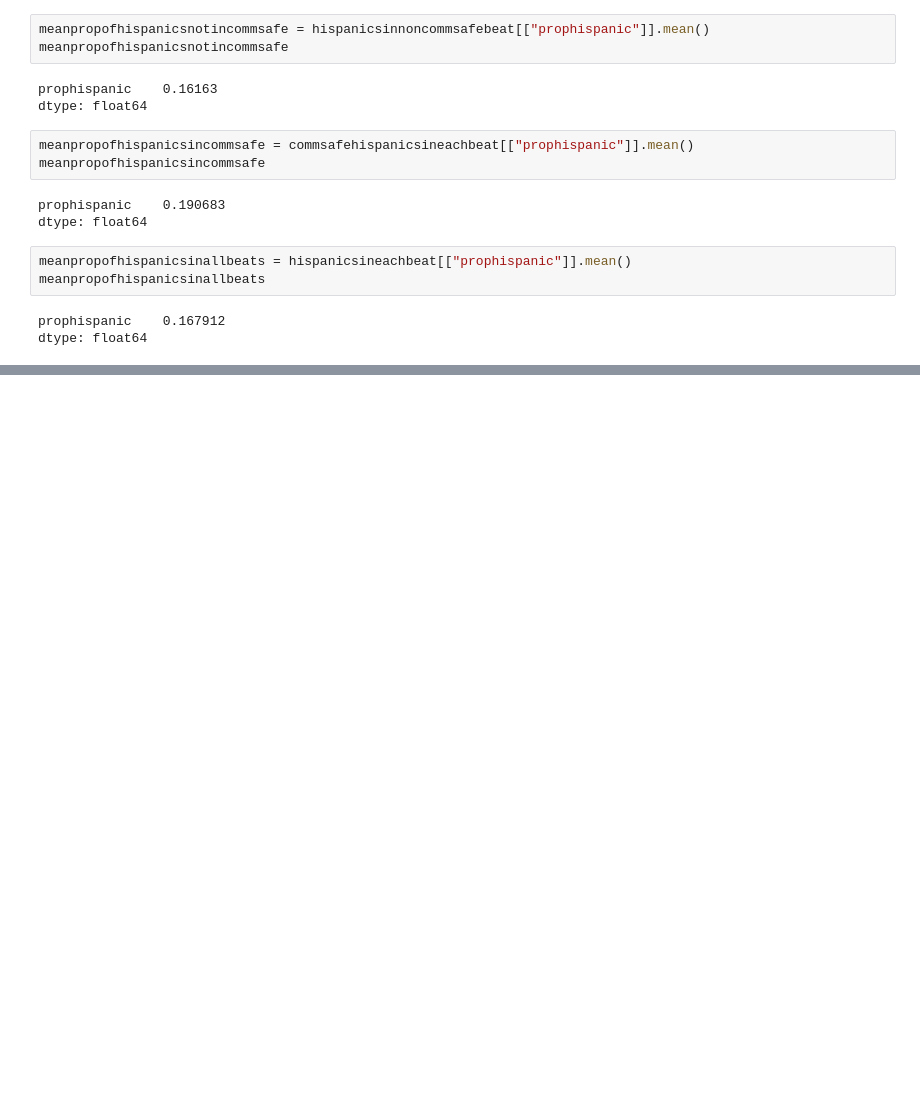
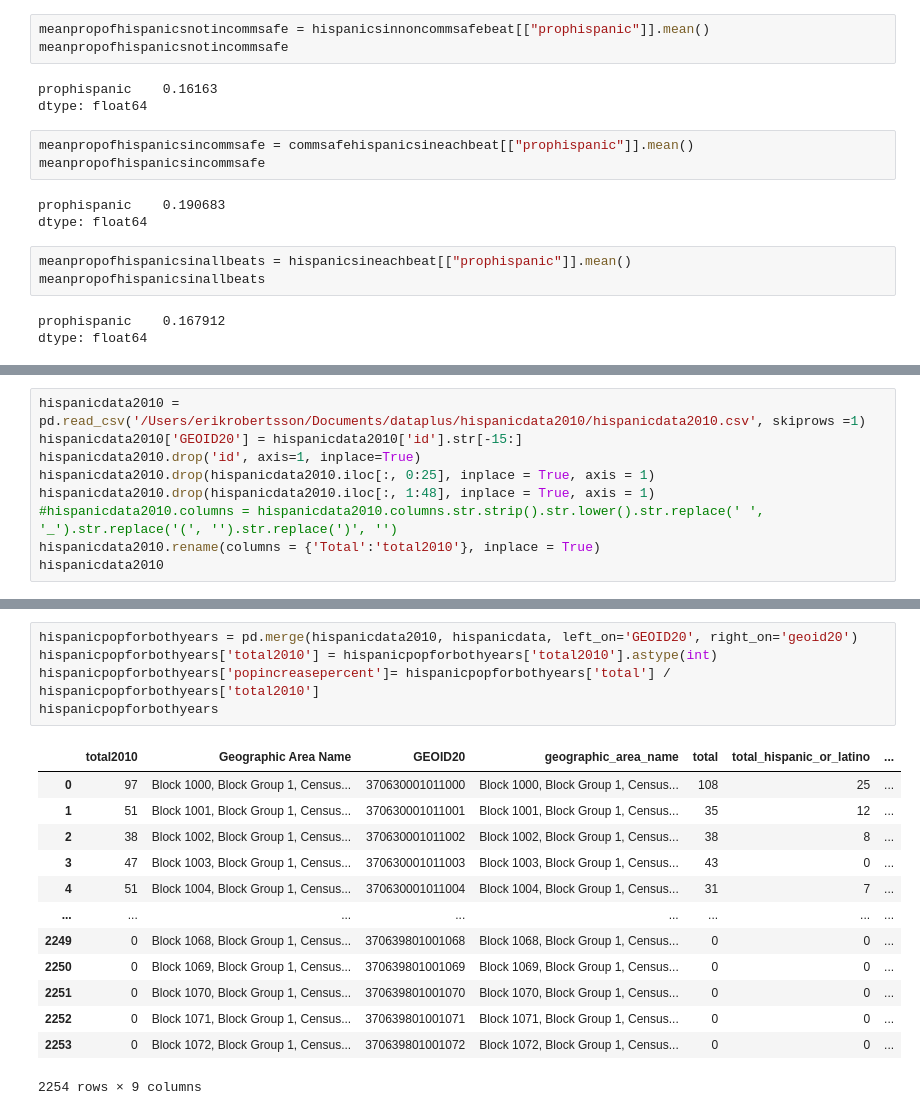
Before and after one commit to sadiesheridan/dataplus-project27-community-safety-durham, a Jupyter notebook: 10_code/hispanicanalysis.ipynb, the cells around one changed output, grey strips where cells are left out. Drawn from its saved outputs; the diff is of its cells as text; blank space fills up the shorter version.

Commit message:
found pop increase percent for blocks in durham

```diff
--- a/10_code/hispanicanalysis.ipynb
+++ b/10_code/hispanicanalysis.ipynb
@@ -283,0 +286,9 @@ dtype: float64
+# %%
+hispanicdata2010 = pd.read_csv('/Users/erikrobertsson/Documents/dataplus/hispanicdata2010/hispanicdata2010.csv', skiprows =1)
+hispanicdata2010['GEOID20'] = hispanicdata2010['id'].str[-15:]
+hispanicdata2010.drop('id', axis=1, inplace=True)
+hispanicdata2010.drop(hispanicdata2010.iloc[:, 0:25], inplace = True, axis = 1)
+hispanicdata2010.drop(hispanicdata2010.iloc[:, 1:48], inplace = True, axis = 1)
+#hispanicdata2010.columns = hispanicdata2010.columns.str.strip().str.lower().str.replace(' ', '_').str.replace('(', '').str.replace(')', '')
+hispanicdata2010.rename(columns = {'Total':'total2010'}, inplace = True)
+hispanicdata2010
@@ -283,0 +309,19 @@ dtype: float64
+# %%
+hispanicpopforbothyears = pd.merge(hispanicdata2010, hispanicdata, left_on='GEOID20', right_on='geoid20')
+hispanicpopforbothyears['total2010'] = hispanicpopforbothyears['total2010'].astype(int)
+hispanicpopforbothyears['popincreasepercent']= hispanicpopforbothyears['total'] / hispanicpopforbothyears['total2010']
+hispanicpopforbothyears
+# %% [output]
+|  | total2010 | Geographic Area Name | GEOID20 | geographic_area_name | total | total_hispanic_or_latino | ... |
+| 0 | 97 | Block 1000, Block Group 1, Census... | 370630001011000 | Block 1000, Block Group 1, Census... | 108 | 25 | ... |
+| 1 | 51 | Block 1001, Block Group 1, Census... | 370630001011001 | Block 1001, Block Group 1, Census... | 35 | 12 | ... |
+| 2 | 38 | Block 1002, Block Group 1, Census... | 370630001011002 | Block 1002, Block Group 1, Census... | 38 | 8 | ... |
+| 3 | 47 | Block 1003, Block Group 1, Census... | 370630001011003 | Block 1003, Block Group 1, Census... | 43 | 0 | ... |
+| 4 | 51 | Block 1004, Block Group 1, Census... | 370630001011004 | Block 1004, Block Group 1, Census... | 31 | 7 | ... |
+| ... | ... | ... | ... | ... | ... | ... | ... |
+| 2249 | 0 | Block 1068, Block Group 1, Census... | 370639801001068 | Block 1068, Block Group 1, Census... | 0 | 0 | ... |
+| 2250 | 0 | Block 1069, Block Group 1, Census... | 370639801001069 | Block 1069, Block Group 1, Census... | 0 | 0 | ... |
+| 2251 | 0 | Block 1070, Block Group 1, Census... | 370639801001070 | Block 1070, Block Group 1, Census... | 0 | 0 | ... |
+| 2252 | 0 | Block 1071, Block Group 1, Census... | 370639801001071 | Block 1071, Block Group 1, Census... | 0 | 0 | ... |
+| 2253 | 0 | Block 1072, Block Group 1, Census... | 370639801001072 | Block 1072, Block Group 1, Census... | 0 | 0 | ... |
+2254 rows × 9 columns
```
Also changed, not shown: parts of 2 cells of this notebook.
